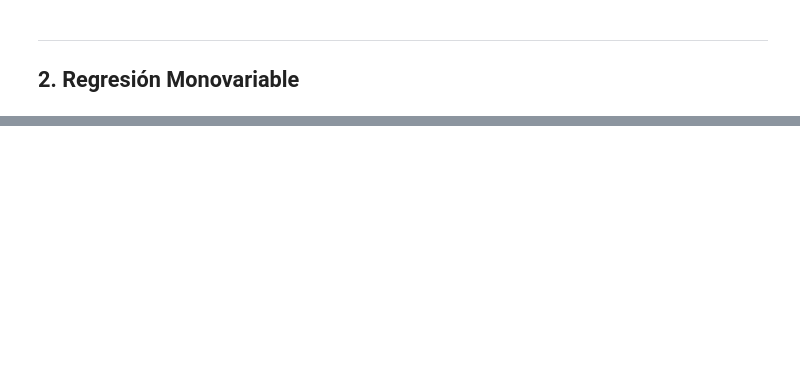
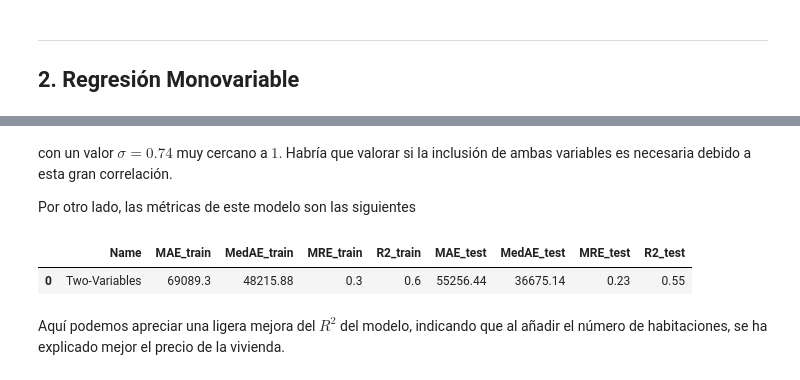
Before and after one commit to Davidjmz12/Automatic-Learning, a Jupyter notebook: Lab-01/notebook.ipynb, the cells around one changed output, grey strips where cells are left out. Saved outputs shown, nothing was run; the diff lists cells and outputs as text; code cells hidden in the pictures; blank space fills up the shorter version.

```diff
--- a/Lab-01/notebook.ipynb
+++ b/Lab-01/notebook.ipynb
@@ -85,0 +345,11 @@ Aquí explico y analizo los resultados obtenidos.
+# %% [markdown]
+con un valor $\sigma =0.74$ muy cercano a $1$. Habría que valorar si la inclusión de ambas variables es necesaria debido a esta gran correlación.
+
+Por otro lado, las métricas de este modelo son las siguientes
+# %%
+two_variables_model.compute_metrics(r=2)
+# %% [output]
+|  | Name | MAE_train | MedAE_train | MRE_train | R2_train | MAE_test | MedAE_test | MRE_test | R2_test |
+| 0 | Two-Variables | 69089.3 | 48215.88 | 0.3 | 0.6 | 55256.44 | 36675.14 | 0.23 | 0.55 |
+# %% [markdown]
+Aquí podemos apreciar una ligera mejora del $R^2$ del modelo, indicando que al añadir el número de habitaciones, se ha explicado mejor el precio de la vivienda.
```
Also changed, not shown: parts of 30 cells of this notebook.
